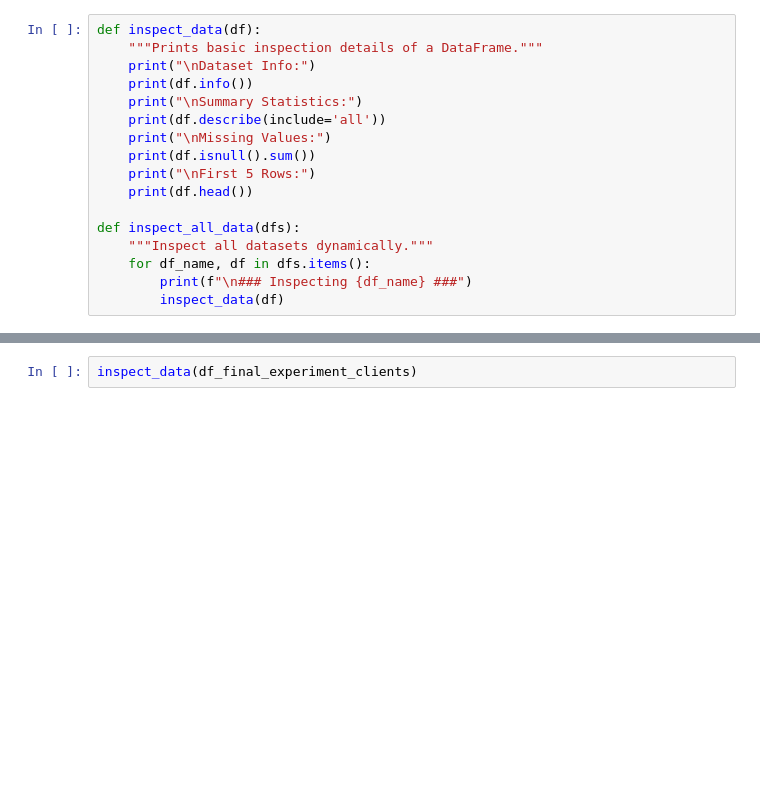
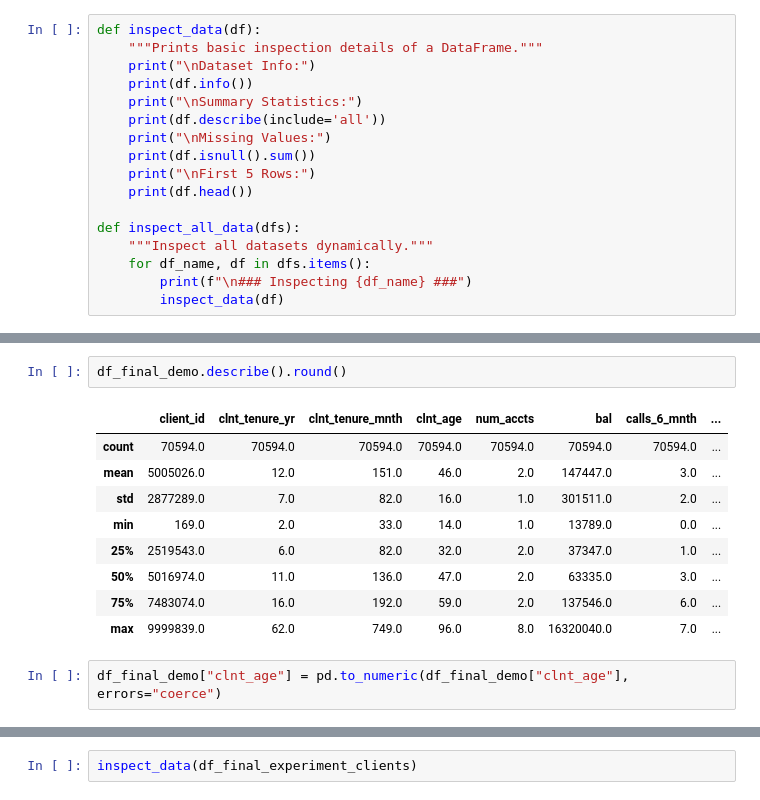
Before and after one commit to mcalabresi90/Project-5---Vanguard, a Jupyter notebook: 2.0 - notebooks/data_wrangling 2.ipynb, the cells around one changed output, grey strips where cells are left out. Saved outputs shown, nothing was run; the diff lists cells and outputs as text; blank space fills up the shorter version.

```diff
--- a/2.0 - notebooks/data_wrangling 2.ipynb
+++ b/2.0 - notebooks/data_wrangling 2.ipynb
@@ -86,0 +89,14 @@ Data columns (total 9 columns):
+# %%
+df_final_demo.describe().round()
+# %% [output]
+|  | client_id | clnt_tenure_yr | clnt_tenure_mnth | clnt_age | num_accts | bal | calls_6_mnth | ... |
+| count | 70594.0 | 70594.0 | 70594.0 | 70594.0 | 70594.0 | 70594.0 | 70594.0 | ... |
+| mean | 5005026.0 | 12.0 | 151.0 | 46.0 | 2.0 | 147447.0 | 3.0 | ... |
+| std | 2877289.0 | 7.0 | 82.0 | 16.0 | 1.0 | 301511.0 | 2.0 | ... |
+| min | 169.0 | 2.0 | 33.0 | 14.0 | 1.0 | 13789.0 | 0.0 | ... |
+| 25% | 2519543.0 | 6.0 | 82.0 | 32.0 | 2.0 | 37347.0 | 1.0 | ... |
+| 50% | 5016974.0 | 11.0 | 136.0 | 47.0 | 2.0 | 63335.0 | 3.0 | ... |
+| 75% | 7483074.0 | 16.0 | 192.0 | 59.0 | 2.0 | 137546.0 | 6.0 | ... |
+| max | 9999839.0 | 62.0 | 749.0 | 96.0 | 8.0 | 16320040.0 | 7.0 | ... |
+# %%
+df_final_demo["clnt_age"] = pd.to_numeric(df_final_demo["clnt_age"], errors="coerce")
```
Also changed, not shown: parts of 9 cells of this notebook.
